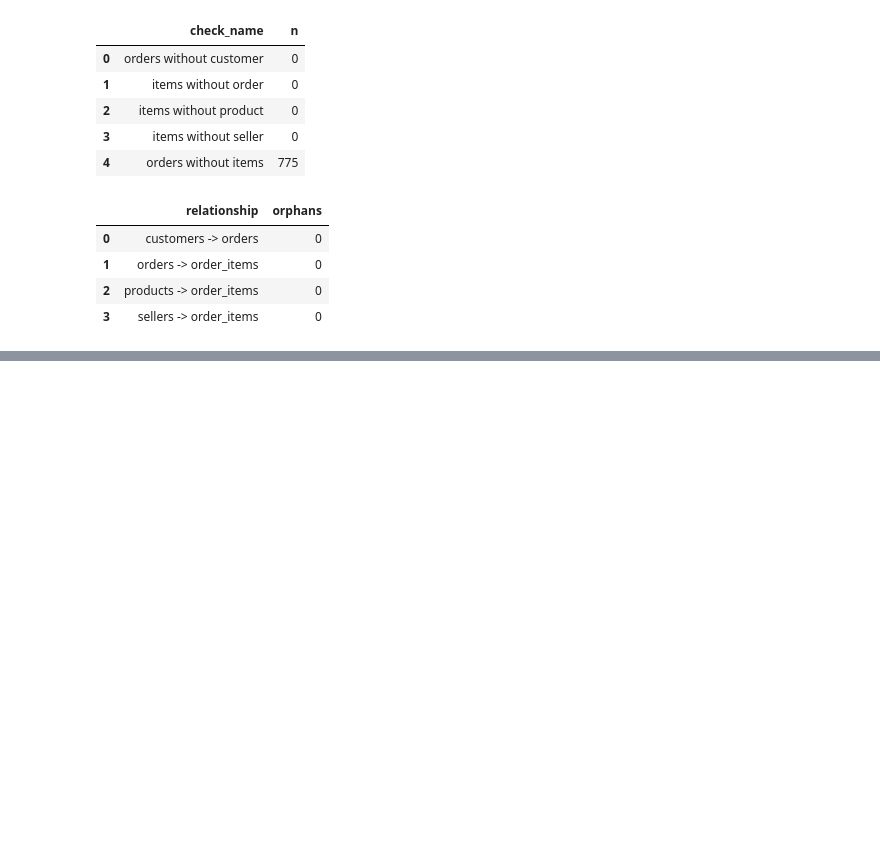
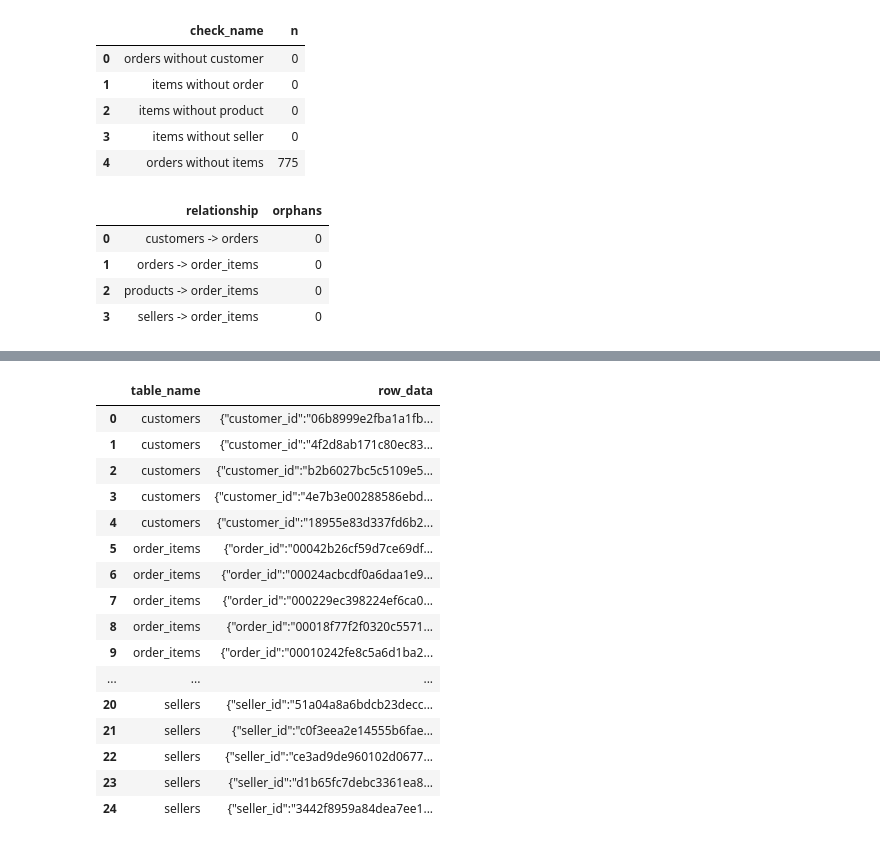
Before and after one commit to dagim-a/kddm_lab, a Jupyter notebook: Untitled.ipynb, the cells around one changed output, grey strips where cells are left out. Cells and saved outputs as stored; diff of their text form; code cells hidden in the pictures; blank space fills up the shorter version.

```diff
--- a/Untitled.ipynb
+++ b/Untitled.ipynb
@@ -227,0 +357,45 @@ FROM raw.order_items i ANTI JOIN raw.sellers s ON i.seller_id = s.seller_id;
+# %%
+q("""
+SELECT 'customers' AS table_name, to_json(t) AS row_data
+FROM (SELECT * FROM raw.customers LIMIT 5) AS t
+
+UNION ALL
+
+SELECT 'orders', to_json(t)
+FROM (SELECT * FROM raw.orders LIMIT 5) AS t
+
+UNION ALL
+
+SELECT 'order_items', to_json(t)
+FROM (SELECT * FROM raw.order_items LIMIT 5) AS t
+
+UNION ALL
+
+SELECT 'products', to_json(t)
+FROM (SELECT * FROM raw.products LIMIT 5) AS t
+
+UNION ALL
+
+SELECT 'sellers', to_json(t)
+FROM (SELECT * FROM raw.sellers LIMIT 5) AS t
+
+ORDER BY table_name
+""")
+# %% [output]
+|  | table_name | row_data |
+| 0 | customers | {"customer_id":"06b8999e2fba1a1fb... |
+| 1 | customers | {"customer_id":"4f2d8ab171c80ec83... |
+| 2 | customers | {"customer_id":"b2b6027bc5c5109e5... |
+| 3 | customers | {"customer_id":"4e7b3e00288586ebd... |
+| 4 | customers | {"customer_id":"18955e83d337fd6b2... |
+| 5 | order_items | {"order_id":"00042b26cf59d7ce69df... |
+| 6 | order_items | {"order_id":"00024acbcdf0a6daa1e9... |
+| 7 | order_items | {"order_id":"000229ec398224ef6ca0... |
+| 8 | order_items | {"order_id":"00018f77f2f0320c5571... |
+| 9 | order_items | {"order_id":"00010242fe8c5a6d1ba2... |
+| ... | ... | ... |
+| 20 | sellers | {"seller_id":"51a04a8a6bdcb23decc... |
+| 21 | sellers | {"seller_id":"c0f3eea2e14555b6fae... |
+| 22 | sellers | {"seller_id":"ce3ad9de960102d0677... |
+| 23 | sellers | {"seller_id":"d1b65fc7debc3361ea8... |
+| 24 | sellers | {"seller_id":"3442f8959a84dea7ee1... |
```
Also changed, not shown: parts of 30 cells of this notebook.
